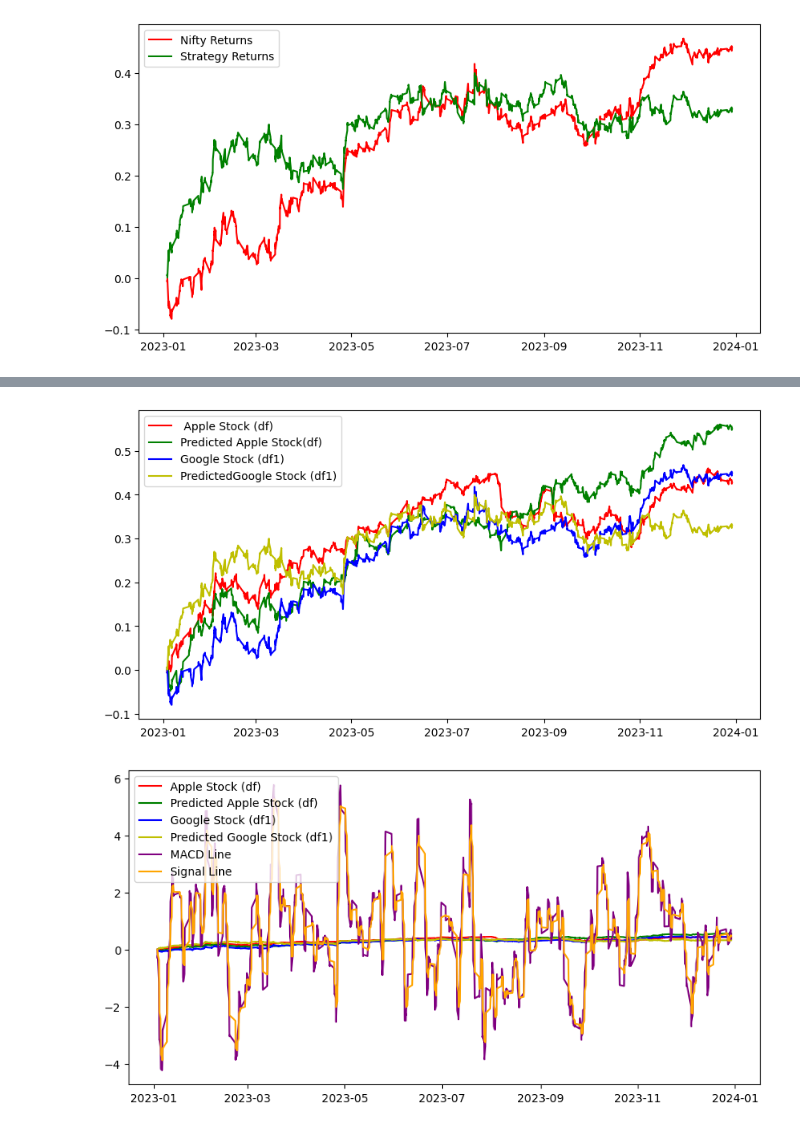
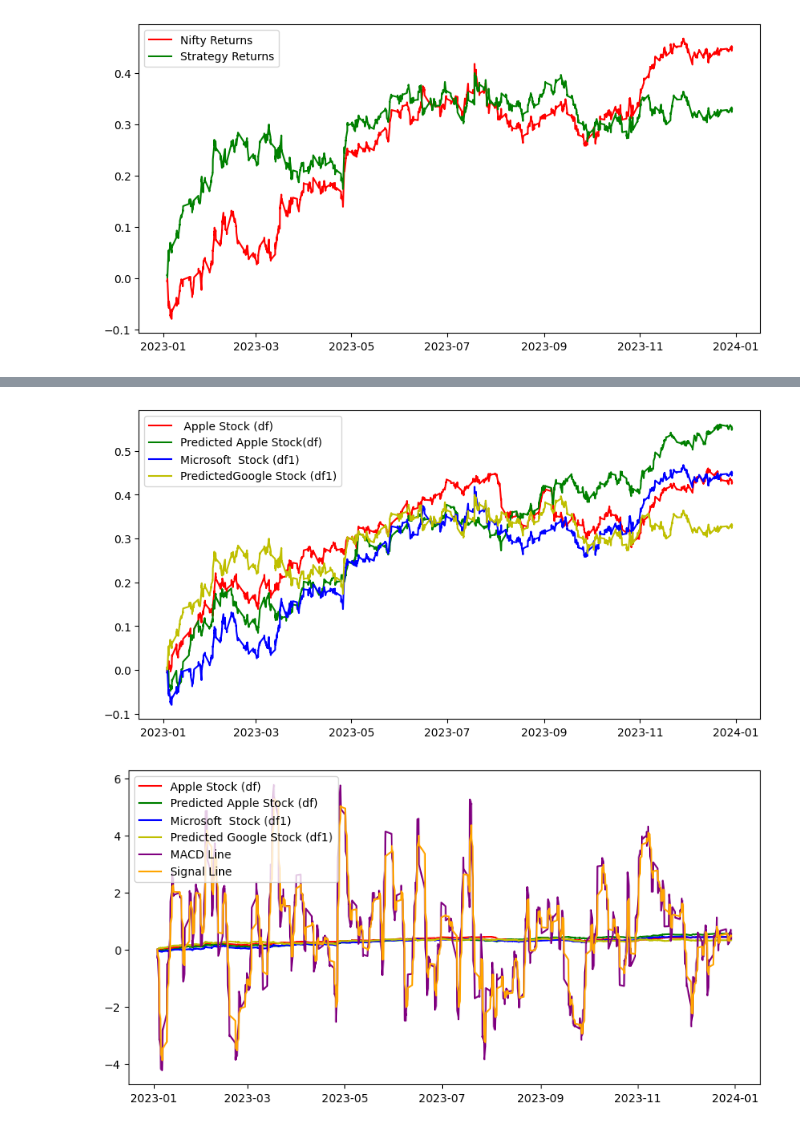
Before and after one commit to inuneko89/DADS_6003, a Jupyter notebook: Logistic_Regression.ipynb, the cells around one changed output, grey strips where cells are left out. Cells and saved outputs as stored; diff of their text form; code cells hidden in the pictures.

```diff
--- a/Logistic_Regression.ipynb
+++ b/Logistic_Regression.ipynb
@@ -449,22 +452,22 @@ plt.show()
 # %%
 plt.figure(figsize=(10,5))
 
 # พล็อตกราฟ Nifty Returns จาก DataFrame df
 plt.plot(Cumulative_Nifty_returns, color='r', label=' Apple Stock (df)')
 
 # พล็อตกราฟ Strategy Returns จาก DataFrame df
 plt.plot(Cumulative_Strategy_returns, color='g', label='Predicted Apple Stock(df)')
 
 # พล็อตกราฟ Nifty Returns จาก DataFrame df1
-plt.plot(Cumulative_Nifty_returns1, color='b', label='Google Stock (df1)')
+plt.plot(Cumulative_Nifty_returns1, color='b', label='Microsoft  Stock (df1)')
 
 # พล็อตกราฟ Strategy Returns จาก DataFrame df1
-plt.plot(Cumulative_Strategy_returns1, color='y', label='PredictedGoogle Stock (df1)')
+plt.plot(Cumulative_Strategy_returns1, color='y', label='PredictedMicrosoft Stock (df1)')
 
 plt.legend()
 plt.show()
 # %% [output]
-[figure, old version]
+[figure, new version]
 # %%
 # Compute MACD for both stocks
 # Assuming you have the necessary data for calculating MACD (e.g., Close prices)
@@ -492,7 +495,7 @@ plt.plot(Cumulative_Nifty_returns, color='r', label='Apple Stock (df)')
 plt.plot(Cumulative_Strategy_returns, color='g', label='Predicted Apple Stock (df)')
 
 # Plot Nifty Returns from DataFrame df1
-plt.plot(Cumulative_Nifty_returns1, color='b', label='Google Stock (df1)')
+plt.plot(Cumulative_Nifty_returns1, color='b', label='Microsoft  Stock (df1)')
 
 # Plot Strategy Returns from DataFrame df1
 plt.plot(Cumulative_Strategy_returns1, color='y', label='Predicted Google Stock (df1)')
@@ -506,4 +509,4 @@ plt.plot(signal_line, color='orange', label='Signal Line')
 plt.legend()
 plt.show()
 # %% [output]
-[figure, old version]
+[figure, new version]
```
Also changed, not shown: parts of 2 cells of this notebook.
